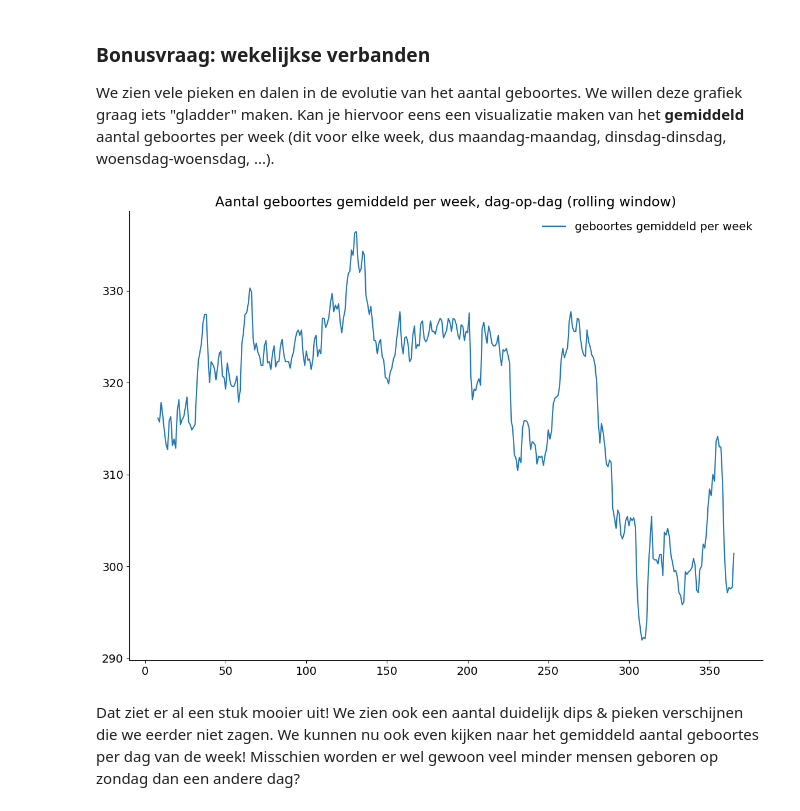
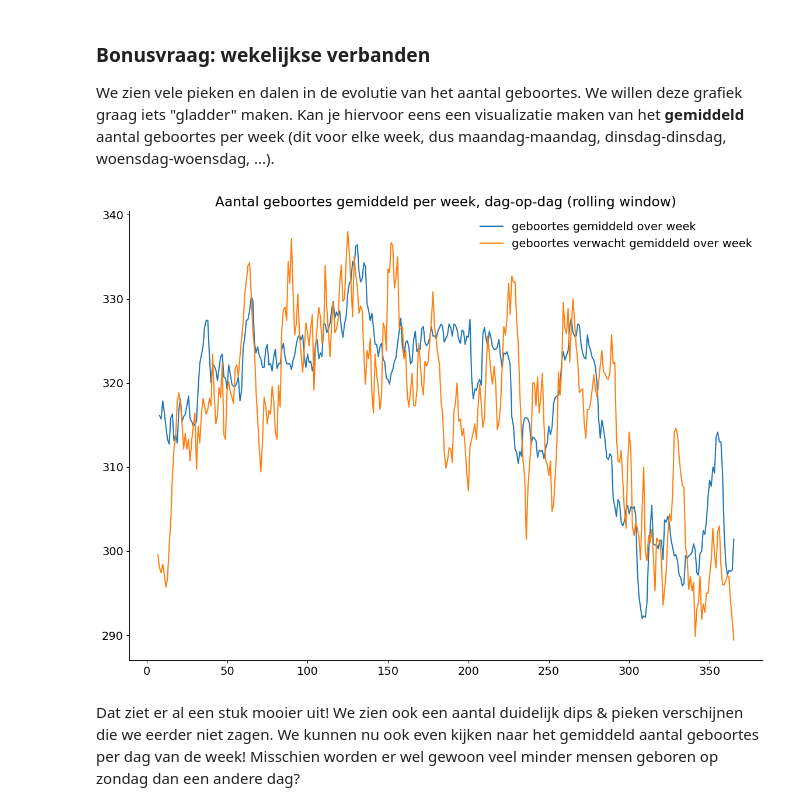
Before and after one commit to timsideanotmine/datascience-examen, a Jupyter notebook: notebooks/examen_deel1-oplossing-afgewerkt.ipynb, the cells around one changed output. Saved outputs shown, nothing was run; the diff lists cells and outputs as text; code cells hidden in the pictures.

```diff
--- a/notebooks/examen_deel1-oplossing-afgewerkt.ipynb
+++ b/notebooks/examen_deel1-oplossing-afgewerkt.ipynb
@@ -161,6 +161,7 @@ df['geboorte_dag'] = df['geboorte_datum'].dt.day_of_year
 df['geboorte_weekdag'] = df['geboorte_datum'].dt.day_of_week
 df['geboorte_week'] = df['geboorte_datum'].dt.isocalendar()['week']
 df['geboorte_datum_verwacht'] = pd.to_datetime(df['verwachte datum'])
+df['geboorte_dag_verwacht'] = df['geboorte_datum_verwacht'].dt.day_of_year
 # %% [markdown]
 ## Stap 2: Dagelijks aantal geboortes bekijken
 # %% [markdown]
@@ -254,18 +256,24 @@ We zien vele pieken en dalen in de evolutie van het aantal geboortes. We willen
 # %%
 #  rolling average te berekenen blijkbaar
 df_geboortes_per_dag = df_corrected['geboorte_dag'].groupby(df_corrected['geboorte_dag']).count().sort_index(ascending=True)
 df_geboortes_per_dag_gemiddeld = df_geboortes_per_dag.rolling(window=7).mean()
 
+df_geboortes_verwacht_per_dag = df_corrected['geboorte_dag_verwacht'].groupby(df_corrected['geboorte_dag_verwacht']).count().sort_index(ascending=True)
+df_geboortes_verwacht_per_dag_gemiddeld = df_geboortes_verwacht_per_dag.rolling(window=7).mean()
+
 fig, ax = plt.subplots()
-ax.plot(df_geboortes_per_dag_gemiddeld, label='geboortes gemiddeld per week')
+ax.plot(df_geboortes_per_dag_gemiddeld, label='geboortes gemiddeld over week')
+ax.plot(df_geboortes_verwacht_per_dag_gemiddeld, label='geboortes verwacht gemiddeld over week')
 plt.title('Aantal geboortes gemiddeld per week, dag-op-dag (rolling window)')
 plt.legend()
 plt.show()
 
 del df_geboortes_per_dag
 del df_geboortes_per_dag_gemiddeld
+del df_geboortes_verwacht_per_dag
+del df_geboortes_verwacht_per_dag_gemiddeld
 # %% [output]
-[figure, old version]
+[figure, new version]
 # %% [markdown]
 Dat ziet er al een stuk mooier uit!  We zien ook een aantal duidelijk dips & pieken verschijnen die we eerder niet zagen. We kunnen nu ook even kijken naar het gemiddeld aantal geboortes per dag van de week! Misschien worden er wel gewoon veel minder mensen geboren op zondag dan een andere dag?
 # %%
```
Also changed, not shown: parts of 1 cell of this notebook, 1 other file.
